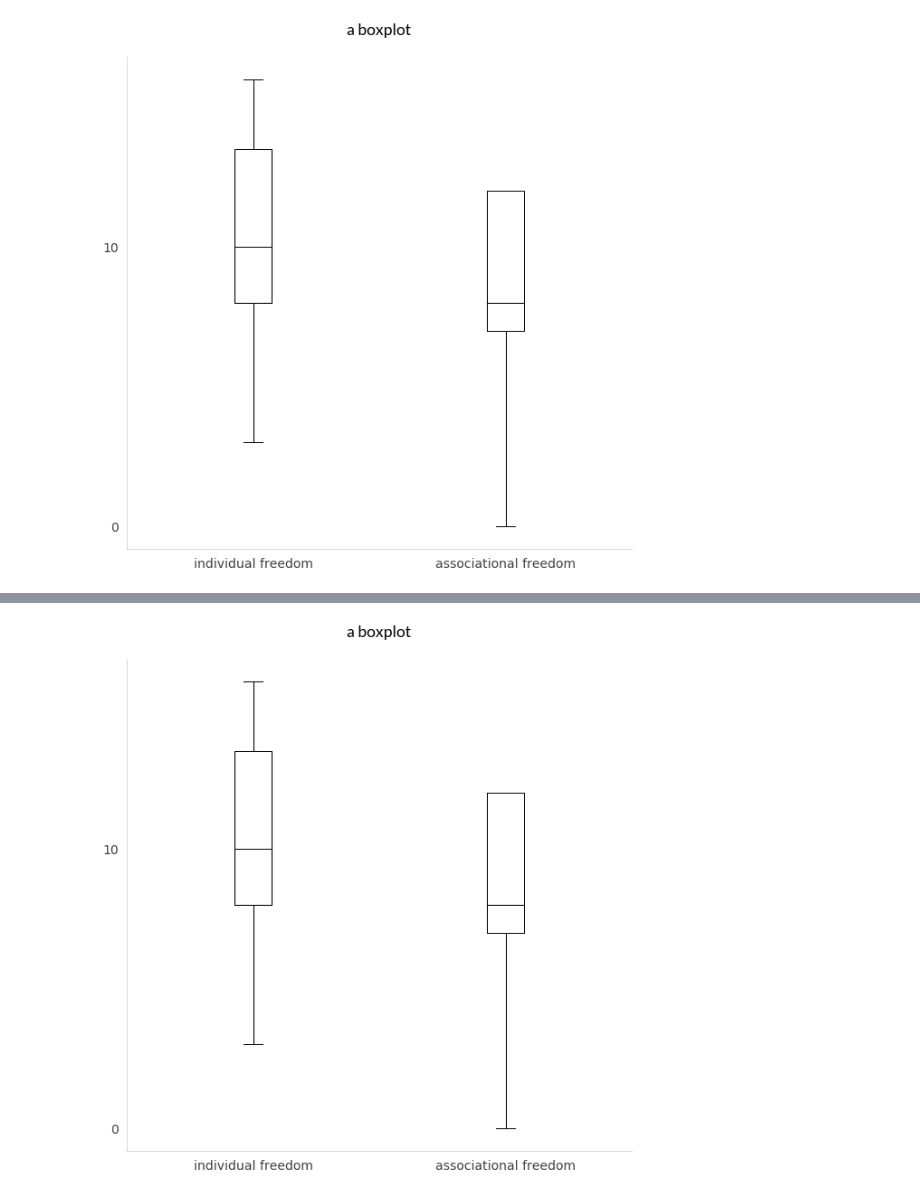
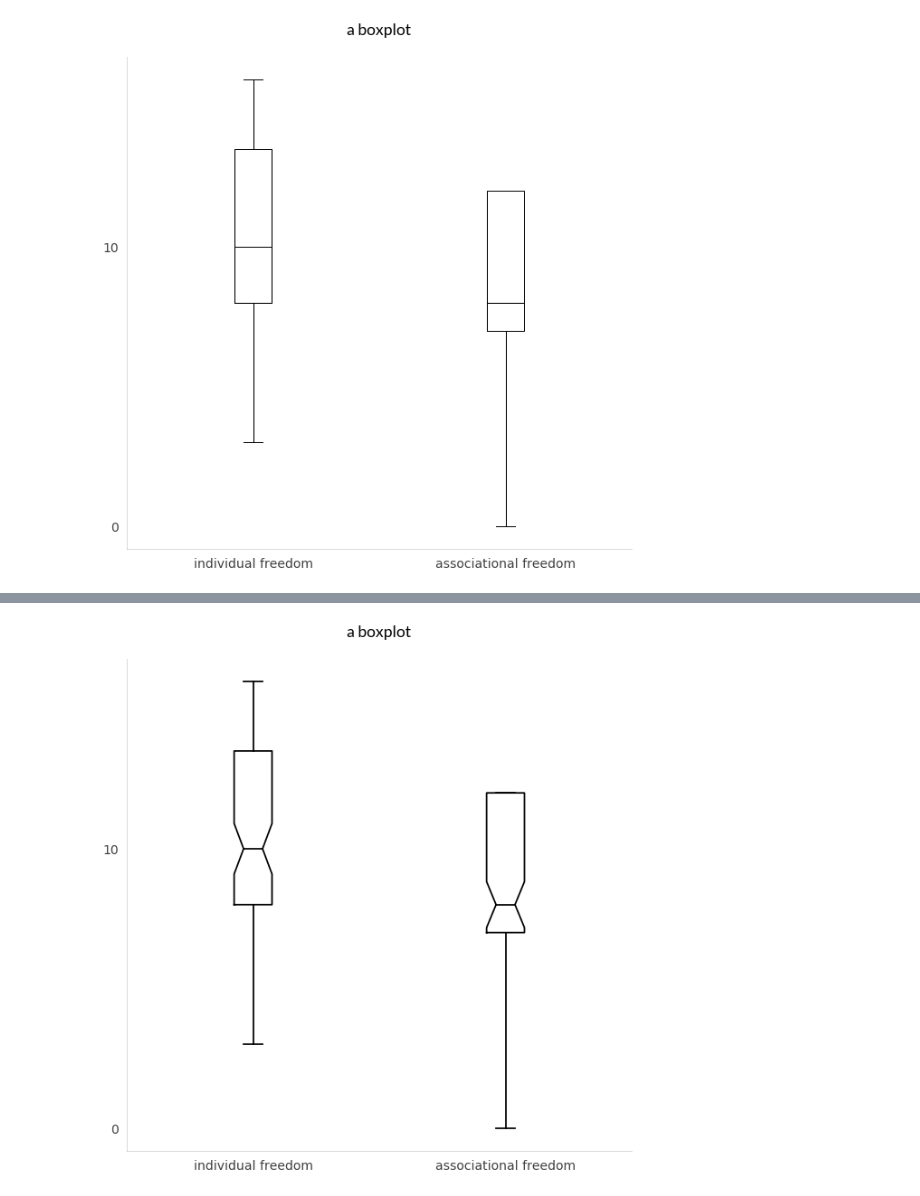
Before and after one commit to paultopia/printable_plots, a Jupyter notebook: tweaking/experiments.ipynb, the cells around one changed output, grey strips where cells are left out. Drawn from its saved outputs; the diff is of its cells as text; code cells hidden in the pictures.

```diff
--- a/tweaking/experiments.ipynb
+++ b/tweaking/experiments.ipynb
@@ -54,6 +54,13 @@ def remove_chart_junk(axis, numticks, labelsize):
                      pad=labelsize * 0.66,
                      labelcolor=(0.25, 0.25, 0.25))
     return axis
+# %%
+class PlottyFig(matplotlib.figure.Figure):
+    def change_title(self, title):
+        self._axstack.as_list()[0].set_title(title)
+
+    def get_main_plot(self):
+        return self._axstack.as_list()[0]
 # %%
 def boxplot(variables,
             labels,
@@ -176,7 +198,7 @@ def boxplot2(variables,
             notch=True):
     arrays = [np.sort(np.array(x)) for x in variables]
 
-    fig = plt.figure(figsize=size, FigureClass=SimpleFigure)
+    fig = plt.figure(figsize=size, FigureClass=PlottyFig)
     ax = fig.add_subplot(1, 1, 1)
 
     ax.set_title(title + '\n',
@@ -187,11 +209,11 @@ def boxplot2(variables,
 
     bp = ax.boxplot(arrays, notch=notch, sym="k.", labels=labels)
     for element in ['boxes', 'whiskers', 'fliers', 'means', 'medians', 'caps']:
-        plt.setp(bp[element], color="black")
+        plt.setp(bp[element], color="black", linewidth = 1.75)
     return fig
 # %%
 bptest2 = boxplot2([roldf["per_auto"], df["assoc_org"]],
               ["individual freedom", "associational freedom"],
-              "a boxplot", notch=False)
+              "a boxplot")
 # %% [output]
-[figure, old version]
+[figure, new version]
```
Also changed, not shown: parts of 28 cells of this notebook.
